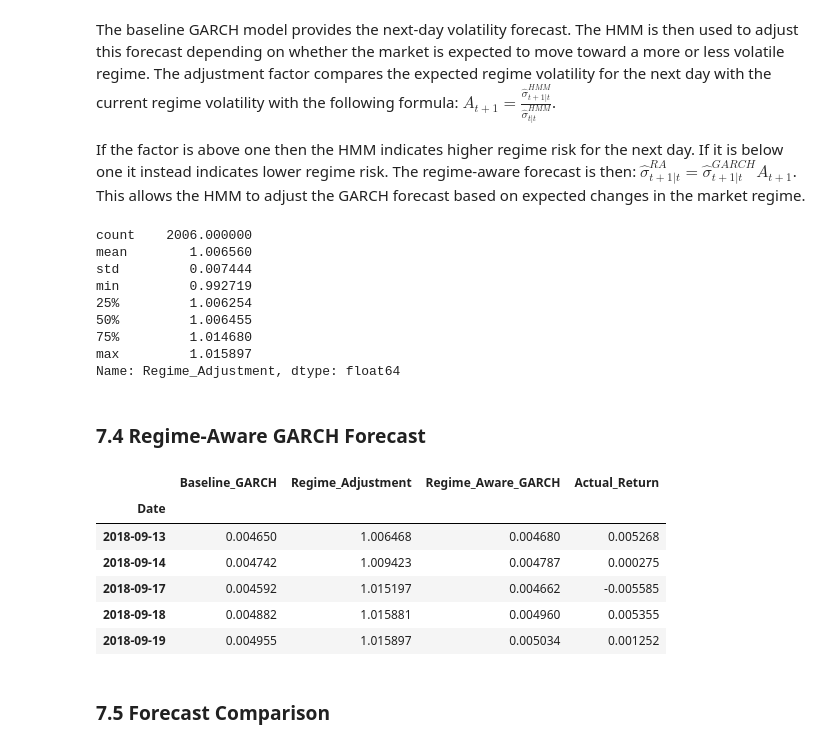
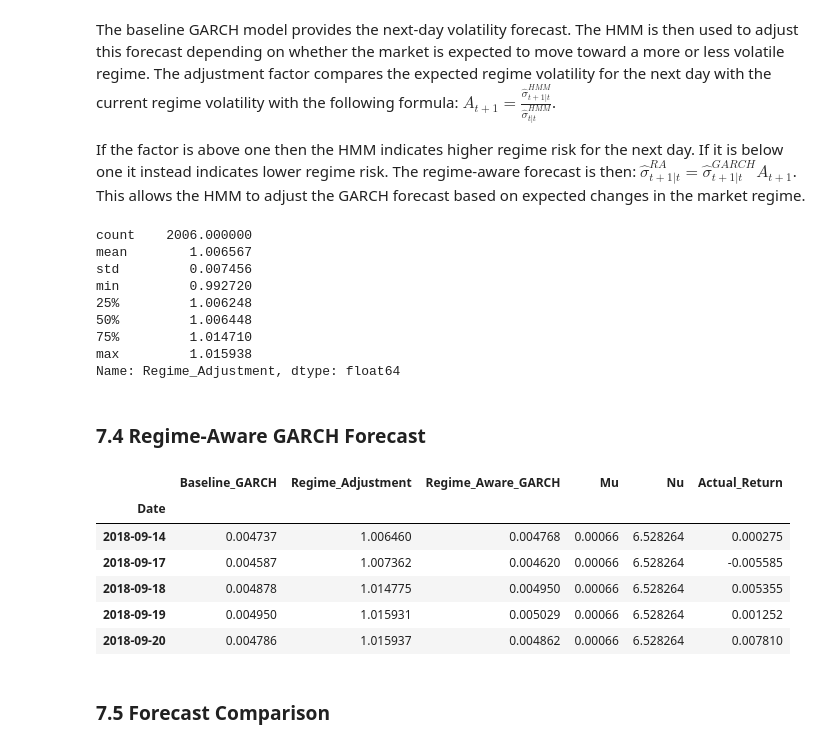
Before and after one commit to Nilsolsson010902/regime-switching-var, a Jupyter notebook: notebooks/04_Regime_Switching_GARCH.ipynb, the cells around one changed output. Drawn from its saved outputs; the diff is of its cells as text; code cells hidden in the pictures.

```diff
--- a/notebooks/04_Regime_Switching_GARCH.ipynb
+++ b/notebooks/04_Regime_Switching_GARCH.ipynb
@@ -159,12 +159,15 @@ history_returns = market_data.loc[df_train.index,"Return"].copy()
 # Containers for the out-of-sample forecasts
 forecast_dates = []
 baseline_vol_forecasts = []
+forecast_mu = []
+forecast_nu = []
 
 # Current model state
 current_month = None
 current_model = None
 
 mu = None
+nu = None
 omega = None
 alpha = None
 beta = None
@@ -182,6 +185,7 @@ for target_date in df_test.index:
         current_model = current_output.result
         params = current_model.params
 
+        nu = params["nu"]
         mu = params["mu"]
         omega = params["omega"]
         alpha = params["alpha[1]"]
@@ -202,6 +206,8 @@ for target_date in df_test.index:
     # Store forecast against the date it predicts
     forecast_dates.append(target_date)
     baseline_vol_forecasts.append(forecast_vol)
+    forecast_mu.append(mu / 100)
+    forecast_nu.append(nu)
 
     realized_return = market_data.loc[target_date, "Return"]
     realized_return_pct = realized_return * 100
@@ -218,6 +224,8 @@ for target_date in df_test.index:
 baseline_forecasts = pd.DataFrame(
     {
         "Baseline_Volatility": baseline_vol_forecasts,
+        "Mu": forecast_mu,
+        "Nu": forecast_nu,
         "Actual_Return": market_data.loc[
             forecast_dates,
             "Return"
@@ -504,49 +512,51 @@ regime_adjustment.name = "Regime_Adjustment"
 regime_adjustment.describe()
 # %% [output]
 count    2006.000000
-mean        1.006560
-std         0.007444
-min         0.992719
-25%         1.006254
-50%         1.006455
-75%         1.014680
-max         1.015897
+mean        1.006567
+std         0.007456
+min         0.992720
+25%         1.006248
+50%         1.006448
+75%         1.014710
+max         1.015938
 Name: Regime_Adjustment, dtype: float64
 # %% [markdown]
 ### 7.4 Regime-Aware GARCH Forecast
 # %%
 baseline_aligned = baseline_forecasts.loc[
     regime_adjustment.index,
     "Baseline_Volatility"
 ]
 
 regime_aware_volatility = (baseline_aligned * regime_adjustment)
 
 regime_aware_volatility.name = "Regime_Aware_Volatility"
 
 volatility_forecasts = pd.DataFrame(
     {
         "Baseline_GARCH": baseline_aligned,
         "Regime_Adjustment": regime_adjustment,
         "Regime_Aware_GARCH": regime_aware_volatility,
+        "Mu": baseline_forecasts.loc[regime_adjustment.index, "Mu"],
+        "Nu": baseline_forecasts.loc[regime_adjustment.index, "Nu"],
         "Actual_Return": market_data.loc[
             regime_adjustment.index,
             "Return"
         ]
     }
 )
 
 volatility_forecasts.index.name = "Date"
 
 display(volatility_forecasts.head())
 # %% [output]
-|  | Baseline_GARCH | Regime_Adjustment | Regime_Aware_GARCH | Actual_Return |
-| Date |  |  |  |  |
-| 2018-09-13 | 0.004650 | 1.006468 | 0.004680 | 0.005268 |
-| 2018-09-14 | 0.004742 | 1.009423 | 0.004787 | 0.000275 |
-| 2018-09-17 | 0.004592 | 1.015197 | 0.004662 | -0.005585 |
-| 2018-09-18 | 0.004882 | 1.015881 | 0.004960 | 0.005355 |
-| 2018-09-19 | 0.004955 | 1.015897 | 0.005034 | 0.001252 |
+|  | Baseline_GARCH | Regime_Adjustment | Regime_Aware_GARCH | Mu | Nu | Actual_Return |
+| Date |  |  |  |  |  |  |
+| 2018-09-14 | 0.004737 | 1.006460 | 0.004768 | 0.00066 | 6.528264 | 0.000275 |
+| 2018-09-17 | 0.004587 | 1.007362 | 0.004620 | 0.00066 | 6.528264 | -0.005585 |
+| 2018-09-18 | 0.004878 | 1.014775 | 0.004950 | 0.00066 | 6.528264 | 0.005355 |
+| 2018-09-19 | 0.004950 | 1.015931 | 0.005029 | 0.00066 | 6.528264 | 0.001252 |
+| 2018-09-20 | 0.004786 | 1.015937 | 0.004862 | 0.00066 | 6.528264 | 0.007810 |
 # %% [markdown]
 ### 7.5 Forecast Comparison
 # %%
```
Also changed, not shown: parts of 11 cells of this notebook, 2 other files.
